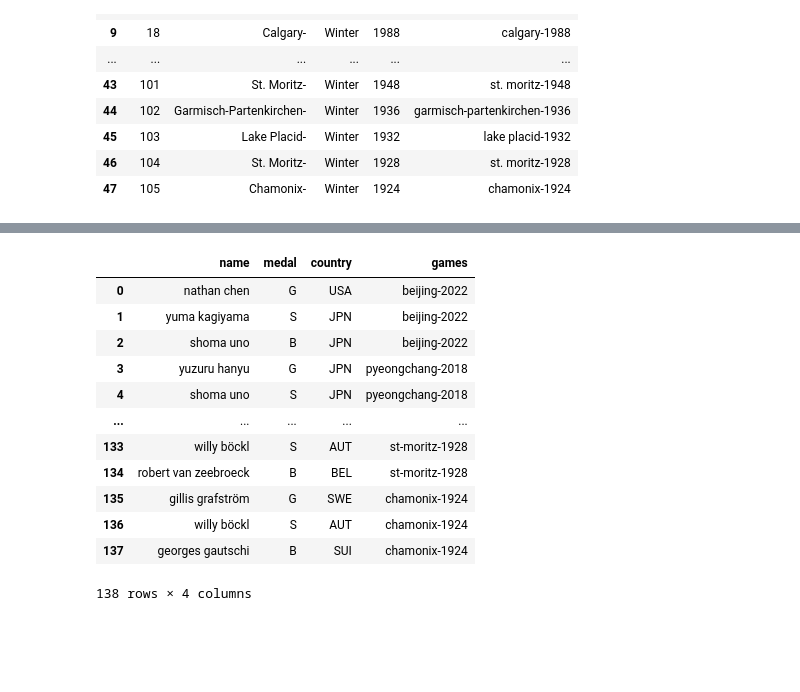
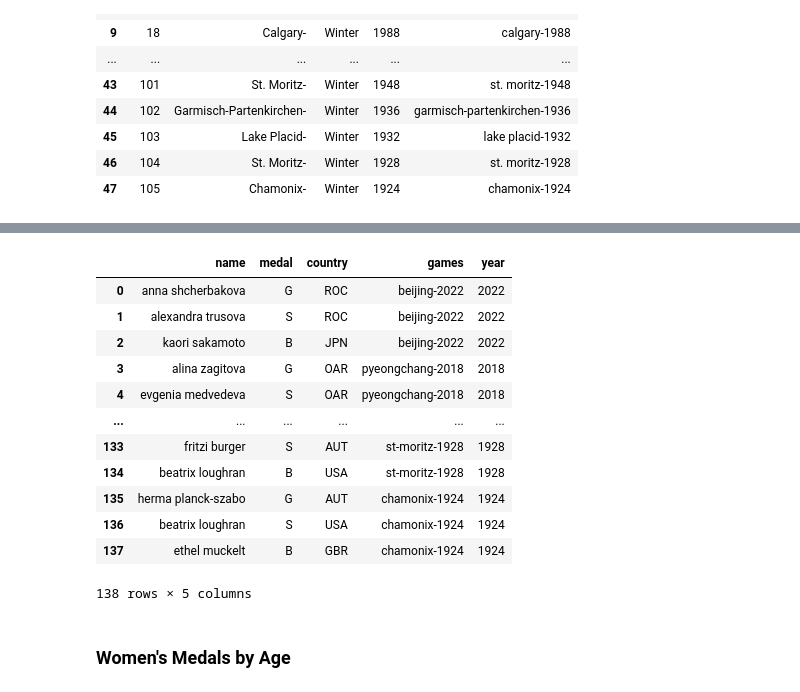
Before and after one commit to dkhamken/NSS-DDA7-Capstone, a Jupyter notebook: capstone_clean_ver.ipynb, the cells around one changed output, grey strips where cells are left out. Saved outputs shown, nothing was run; the diff lists cells and outputs as text; code cells hidden in the pictures; blank space fills up the shorter version.

```diff
--- a/capstone_clean_ver.ipynb
+++ b/capstone_clean_ver.ipynb
@@ -229,10 +234,10 @@ winter_games_list
 # %%
-# women's individual medalist
+# women's individual medalist by game
 
-names_list = []
-medals_list = []
-countries_list = []
-winter_games_list2 =[]
+w_names_list = []
+w_medals_list = []
+w_countries_list = []
+w_winter_games_list =[]
 
 for winter_games in winter_games_list:
     '''scraping through olympic url to find women's figure skating results'''
@@ -252,7 +257,7 @@ for winter_games in winter_games_list:
         medal = row.span.text
         country = row.findAll('span',{'data-cy':True})[1].text
 
-        names_list.append(name)
-        medals_list.append(medal)
-        countries_list.append(country)
-        winter_games_list2.append(winter_games)
+        w_names_list.append(name)
+        w_medals_list.append(medal)
+        w_countries_list.append(country)
+        w_winter_games_list.append(winter_games)
@@ -328,18 +264,29 @@ games_dict = {
 # %%
-women_medals = pd.DataFrame(games_dict)
-women_medals
+games_women_dict = {
+    'name': w_names_list,
+    'medal': w_medals_list,
+    'country': w_countries_list,
+    'games': w_winter_games_list
+}
+
+w_medals = pd.DataFrame(games_women_dict)
+w_medals['year'] = w_medals['games'].apply(lambda x: x.split('-')[-1])
+w_medals
+
 #create dictionary, keys, run .map on country column, df['col'].map(dict)
 # %% [output]
-|  | name | medal | country | games |
-| 0 | nathan chen | G | USA | beijing-2022 |
-| 1 | yuma kagiyama | S | JPN | beijing-2022 |
-| 2 | shoma uno | B | JPN | beijing-2022 |
-| 3 | yuzuru hanyu | G | JPN | pyeongchang-2018 |
-| 4 | shoma uno | S | JPN | pyeongchang-2018 |
-| ... | ... | ... | ... | ... |
-| 133 | willy böckl | S | AUT | st-moritz-1928 |
-| 134 | robert van zeebroeck | B | BEL | st-moritz-1928 |
-| 135 | gillis grafström | G | SWE | chamonix-1924 |
-| 136 | willy böckl | S | AUT | chamonix-1924 |
-| 137 | georges gautschi | B | SUI | chamonix-1924 |
+|  | name | medal | country | games | year |
+| 0 | anna shcherbakova | G | ROC | beijing-2022 | 2022 |
+| 1 | alexandra trusova | S | ROC | beijing-2022 | 2022 |
+| 2 | kaori sakamoto | B | JPN | beijing-2022 | 2022 |
+| 3 | alina zagitova | G | OAR | pyeongchang-2018 | 2018 |
+| 4 | evgenia medvedeva | S | OAR | pyeongchang-2018 | 2018 |
+| ... | ... | ... | ... | ... | ... |
+| 133 | fritzi burger | S | AUT | st-moritz-1928 | 1928 |
+| 134 | beatrix loughran | B | USA | st-moritz-1928 | 1928 |
+| 135 | herma planck-szabo | G | AUT | chamonix-1924 | 1924 |
+| 136 | beatrix loughran | S | USA | chamonix-1924 | 1924 |
+| 137 | ethel muckelt | B | GBR | chamonix-1924 | 1924 |
-138 rows × 4 columns
+138 rows × 5 columns
+# %% [markdown]
+### Women's Medals by Age
```
Also changed, not shown: parts of 23 cells of this notebook, 2 other files.
